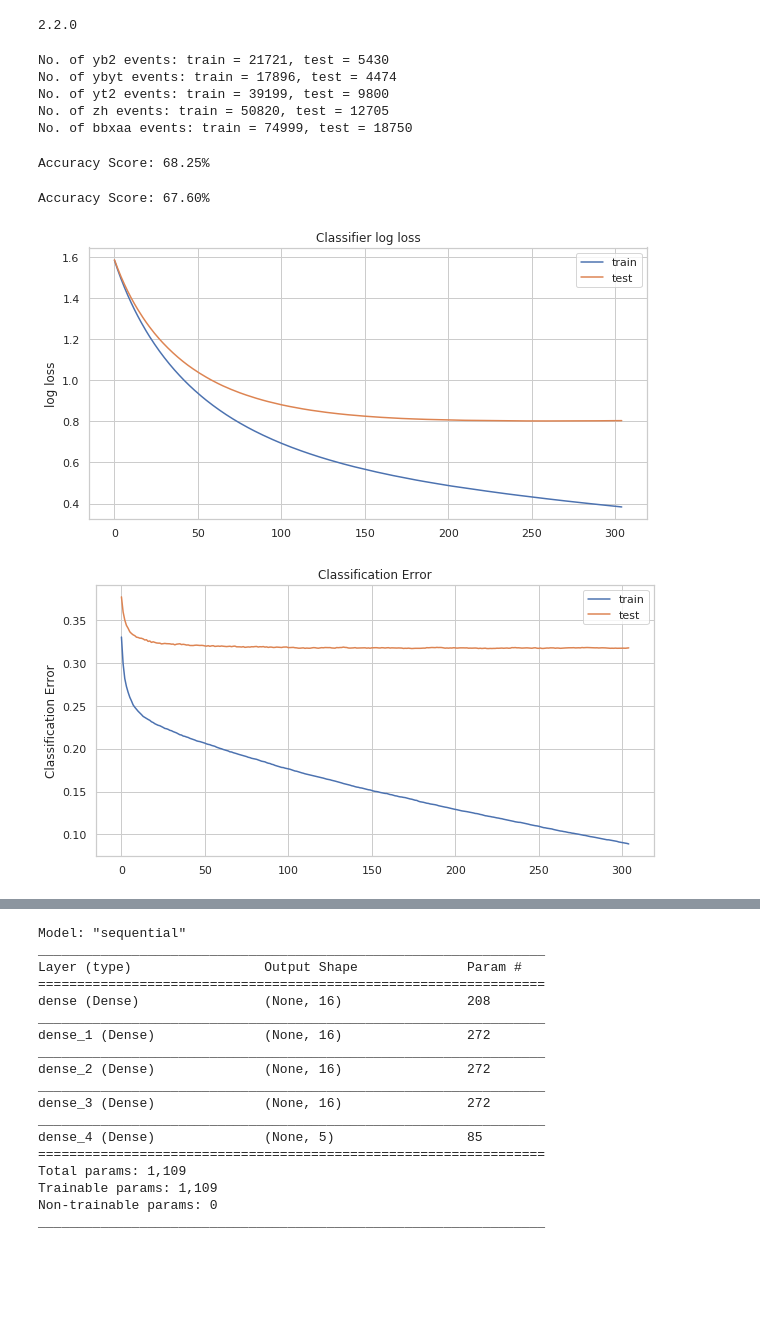
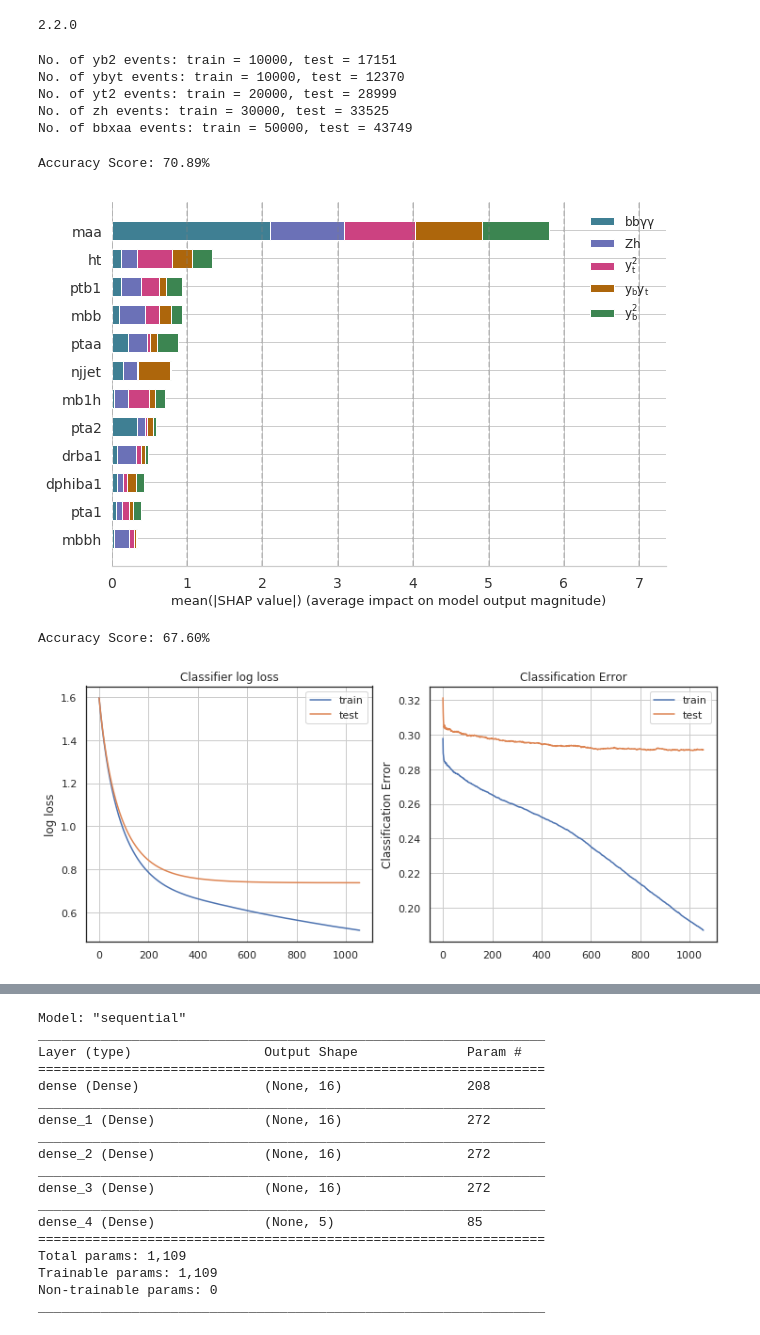
Before and after one commit to talismanbrandi/bbh-NLO, a Jupyter notebook: bbh-BDT/hbb-BDT-DNN-multiclass-bg-1b-met-ht-btag-fcc.ipynb, the cells around one changed output, grey strips where cells are left out. Cells and saved outputs as stored; diff of their text form; code cells hidden in the pictures; blank space fills up the shorter version.

```diff
--- a/bbh-BDT/hbb-BDT-DNN-multiclass-bg-1b-met-ht-btag-fcc.ipynb
+++ b/bbh-BDT/hbb-BDT-DNN-multiclass-bg-1b-met-ht-btag-fcc.ipynb
@@ -39,26 +42,26 @@ def fileparser(path, dlist, frac=0.5, sample=0):
 # %%
 # dlist = ['etab2', 'etaaa', 'dphibb', 'etaa2', 'etab1', 'etaa1', 'nbjet']
 dlist = ['dphibb', 'etaaa', 'ptb2', 'drbamin', 'met', 'etaa2', 'etab1', 'etaa1', 'nbjet', 'etab2']
-df_yb2, df_yb2_test, weight_yb2 = fileparser("ROOT/fcc_set/yb2.csv", dlist, frac=0.2)
-df_ybyt, df_ybyt_test, weight_ybyt = fileparser("ROOT/fcc_set/ybyt.csv", dlist, frac=0.2)
-df_yt2, df_yt2_test, weight_yt2 = fileparser("ROOT/fcc_set/yt2.csv", dlist, frac=0.2)
-df_zh, df_zh_test, weight_zh = fileparser("ROOT/fcc_set/zh.csv", dlist, frac=0.2)
-df_bbxaa, df_bbxaa_test, weight_bbxaa = fileparser("ROOT/fcc_set/bbxaa.csv", dlist, frac=0.2)
-
-channels = [df_yb2, df_ybyt, df_yt2, df_zh, df_bbxaa]
-nchannels = len(channels)
-df_train = pd.concat(channels, ignore_index=True)
-df_train = df_train.sample(frac=1).reset_index(drop=True)
+df_yb2, df_yb2_test, weight_yb2 = fileparser("ROOT/fcc_set/yb2.csv", dlist, sample=10000)
+df_ybyt, df_ybyt_test, weight_ybyt = fileparser("ROOT/fcc_set/ybyt.csv", dlist, sample=10000)
+df_yt2, df_yt2_test, weight_yt2 = fileparser("ROOT/fcc_set/yt2.csv", dlist, sample=20000)
+df_zh, df_zh_test, weight_zh = fileparser("ROOT/fcc_set/zh.csv", dlist, sample=30000)
+df_bbxaa, df_bbxaa_test, weight_bbxaa = fileparser("ROOT/fcc_set/bbxaa.csv", dlist, sample=50000)
 
 print("No. of yb2 events: train = {}, test = {}".format(df_yb2.shape[0],df_yb2_test.shape[0]))
 print("No. of ybyt events: train = {}, test = {}".format(df_ybyt.shape[0],df_ybyt_test.shape[0]))
 print("No. of yt2 events: train = {}, test = {}".format(df_yt2.shape[0],df_yt2_test.shape[0]))
 print("No. of zh events: train = {}, test = {}".format(df_zh.shape[0],df_zh_test.shape[0]))
 print("No. of bbxaa events: train = {}, test = {}".format(df_bbxaa.shape[0],df_bbxaa_test.shape[0]))
+
+channels = [df_yb2, df_ybyt, df_yt2, df_zh, df_bbxaa]
+nchannels = len(channels)
+df_train = pd.concat(channels, ignore_index=True)
+df_train = df_train.sample(frac=1).reset_index(drop=True)
 # %% [output]
-No. of yb2 events: train = 21721, test = 5430
-No. of ybyt events: train = 17896, test = 4474
-No. of yt2 events: train = 39199, test = 9800
-No. of zh events: train = 50820, test = 12705
-No. of bbxaa events: train = 74999, test = 18750
+No. of yb2 events: train = 10000, test = 17151
+No. of ybyt events: train = 10000, test = 12370
+No. of yt2 events: train = 20000, test = 28999
+No. of zh events: train = 30000, test = 33525
+No. of bbxaa events: train = 50000, test = 43749
 # %%
@@ -98,39 +136,16 @@ def runBDT(df, rf=False, depth=30, sample=1):
 # %%
-classifier, x_test, y_test = runBDT(df_train, rf=False, depth=30, sample=1)
+classifier, x_test, y_test = runBDT(df_train, rf=False, depth=10, sample=1)
 # %% [output]
-Accuracy Score: 68.25%
+Accuracy Score: 70.89%
+[figure, added]
 # %%
 classifier, x_test, y_test = runBDT(df_train, rf=True, depth=30)
 # %% [output]
 Accuracy Score: 67.60%
-# %%
-results = classifier.evals_result()
-epochs = len(results['validation_0']['merror'])
-x_axis = range(0, epochs)
-
-# plot log loss
-fig, ax = plt.subplots(figsize=(10,5))
-ax.plot(x_axis, results['validation_0']['mlogloss'], label='train')
-ax.plot(x_axis, results['validation_1']['mlogloss'], label='test')
-ax.legend()
-
-plt.ylabel('log loss')
-plt.title('Classifier log loss')
-plt.show()
-
-
-# plot classification error
-fig, ax = plt.subplots(figsize=(10,5))
-ax.plot(x_axis, results['validation_0']['merror'], label='train')
-ax.plot(x_axis, results['validation_1']['merror'], label='test')
-ax.legend()
-
-plt.ylabel('Classification Error')
-plt.title('Classification Error')
-plt.show()
-# %% [output]
-[figure, removed]
-[figure, removed]
+# %%
+eval_training(classifier)
+# %% [output]
+[figure, added]
 # %%
 comb_test = pd.concat([df_yb2_test.iloc[:,:-1], df_ybyt_test.iloc[:,:-1], df_yt2_test.iloc[:,:-1], df_zh_test.iloc[:,:-1], df_bbxaa_test.iloc[:,:-1]]).sample(frac=0.1)
 print('Accuracy Score: {:4.2f}% '.format(100*metrics.accuracy_score(comb_test['class'].values, classifier.predict(comb_test.drop(columns=['class']).values))))
```
Also changed, not shown: parts of 7 cells of this notebook, 51 other files.
